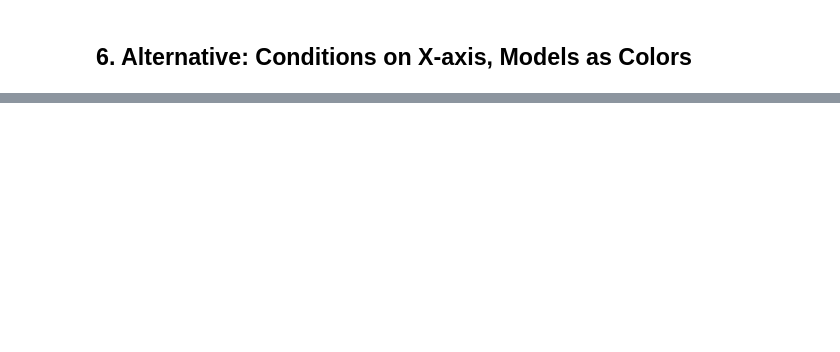
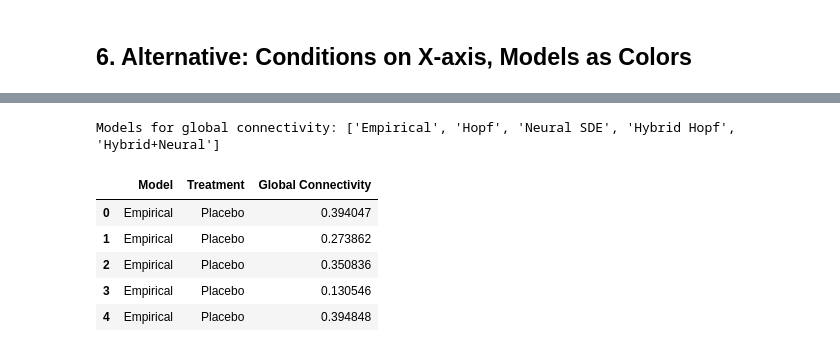
Before and after one commit to dani2442/neuroscience_control, a Jupyter notebook: examples/fc_boxplots.ipynb, the cells around one changed output, grey strips where cells are left out. Cells and saved outputs as stored; diff of their text form; code cells hidden in the pictures; blank space fills up the shorter version.

```diff
--- a/examples/fc_boxplots.ipynb
+++ b/examples/fc_boxplots.ipynb
@@ -364,0 +400,41 @@ plt.show()
+# %%
+import seaborn as sns
+import pandas as pd
+
+GLOBAL_MODELS = ["Empirical", "Hopf", "Neural SDE", "Hybrid Hopf", "Hybrid+Neural"]
+GLOBAL_MODELS = [m for m in GLOBAL_MODELS if m in fc_data]
+print(f"Models for global connectivity: {GLOBAL_MODELS}")
+
+triu_idx = np.triu_indices(n_rois, k=1)
+
+def global_conn_per_subject(ts_tensor):
+    """Mean upper-tri FC per subject from a (n_subj, n_rois, T) timeseries."""
+    fc = compute_static_fc(ts_tensor).detach().cpu().numpy()
+    if np.iscomplexobj(fc):
+        fc = fc.real
+    return fc[:, triu_idx[0], triu_idx[1]].mean(axis=-1)  # (n_subj,)
+
+rows = []
+for mname in GLOBAL_MODELS:
+    for cv in ctrl_vals:
+        ts = ts_sim[mname].get(cv)
+        if ts is None:
+            continue
+        gc = global_conn_per_subject(ts)
+        for v in gc:
+            rows.append({
+                "Model": mname,
+                "Treatment": CONDITION_LABELS[cv],
+                "Global Connectivity": float(v),
+            })
+
+df_global = pd.DataFrame(rows)
+df_global.head()
+# %% [output]
+Models for global connectivity: ['Empirical', 'Hopf', 'Neural SDE', 'Hybrid Hopf', 'Hybrid+Neural']
+|  | Model | Treatment | Global Connectivity |
+| 0 | Empirical | Placebo | 0.394047 |
+| 1 | Empirical | Placebo | 0.273862 |
+| 2 | Empirical | Placebo | 0.350836 |
+| 3 | Empirical | Placebo | 0.130546 |
+| 4 | Empirical | Placebo | 0.394848 |
```
Also changed, not shown: parts of 8 cells of this notebook, 48 other files.
